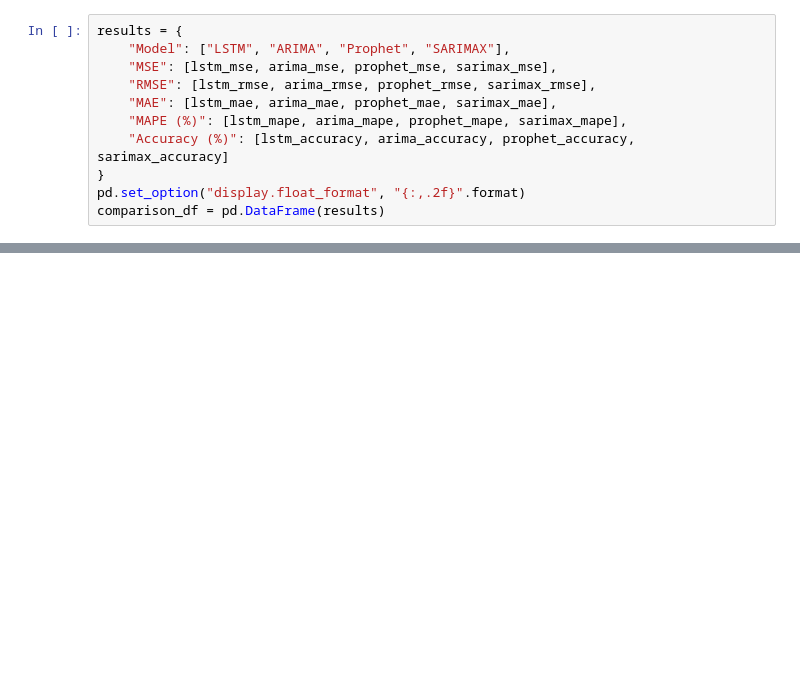
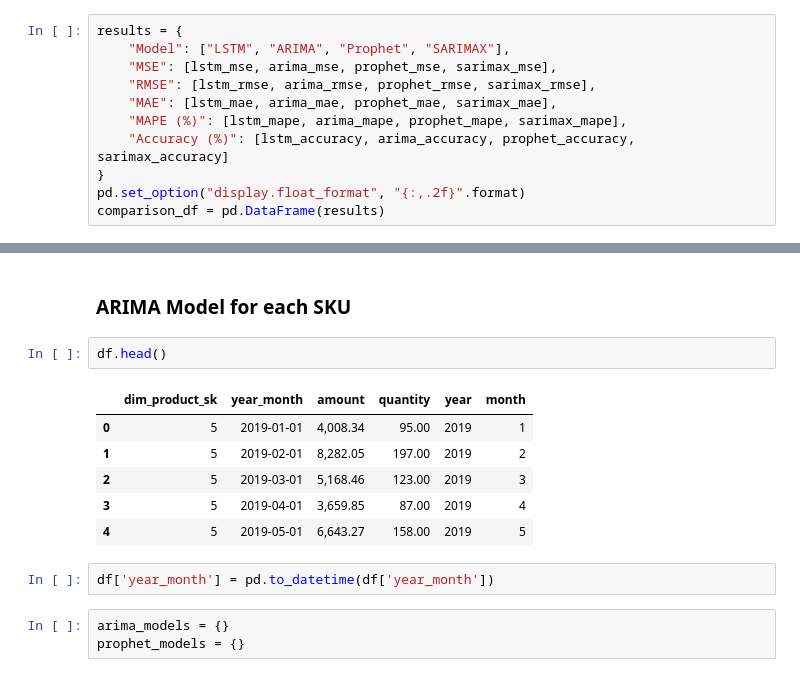
Before and after one commit to sikandermukhtar/forecasting_monthly_sales, a Jupyter notebook: forecasting_monthly_sales.ipynb, the cells around one changed output, grey strips where cells are left out. Cells and saved outputs as stored; diff of their text form; blank space fills up the shorter version.

Commit message:
training FbProphet and ARIMA for each unique product

```diff
--- a/forecasting_monthly_sales.ipynb
+++ b/forecasting_monthly_sales.ipynb
@@ -863,3 +865,19 @@ comparison_df
 | 1 | ARIMA | 856,831,771.52 | 29,271.69 | 23,346.82 | 16.51 | 83.49 |
 | 2 | Prophet | 1,720,680,607.96 | 41,481.09 | 31,128.04 | 24.29 | 75.71 |
 | 3 | SARIMAX | 1,093,994,457.31 | 33,075.59 | 21,703.44 | 16.89 | 83.11 |
+# %% [markdown]
+### ARIMA Model for each SKU
+# %%
+df.head()
+# %% [output]
+|  | dim_product_sk | year_month | amount | quantity | year | month |
+| 0 | 5 | 2019-01-01 | 4,008.34 | 95.00 | 2019 | 1 |
+| 1 | 5 | 2019-02-01 | 8,282.05 | 197.00 | 2019 | 2 |
+| 2 | 5 | 2019-03-01 | 5,168.46 | 123.00 | 2019 | 3 |
+| 3 | 5 | 2019-04-01 | 3,659.85 | 87.00 | 2019 | 4 |
+| 4 | 5 | 2019-05-01 | 6,643.27 | 158.00 | 2019 | 5 |
+# %%
+df['year_month'] = pd.to_datetime(df['year_month'])
+# %%
+arima_models = {}
+prophet_models = {}
```
Also changed, not shown: parts of 20 cells of this notebook.
